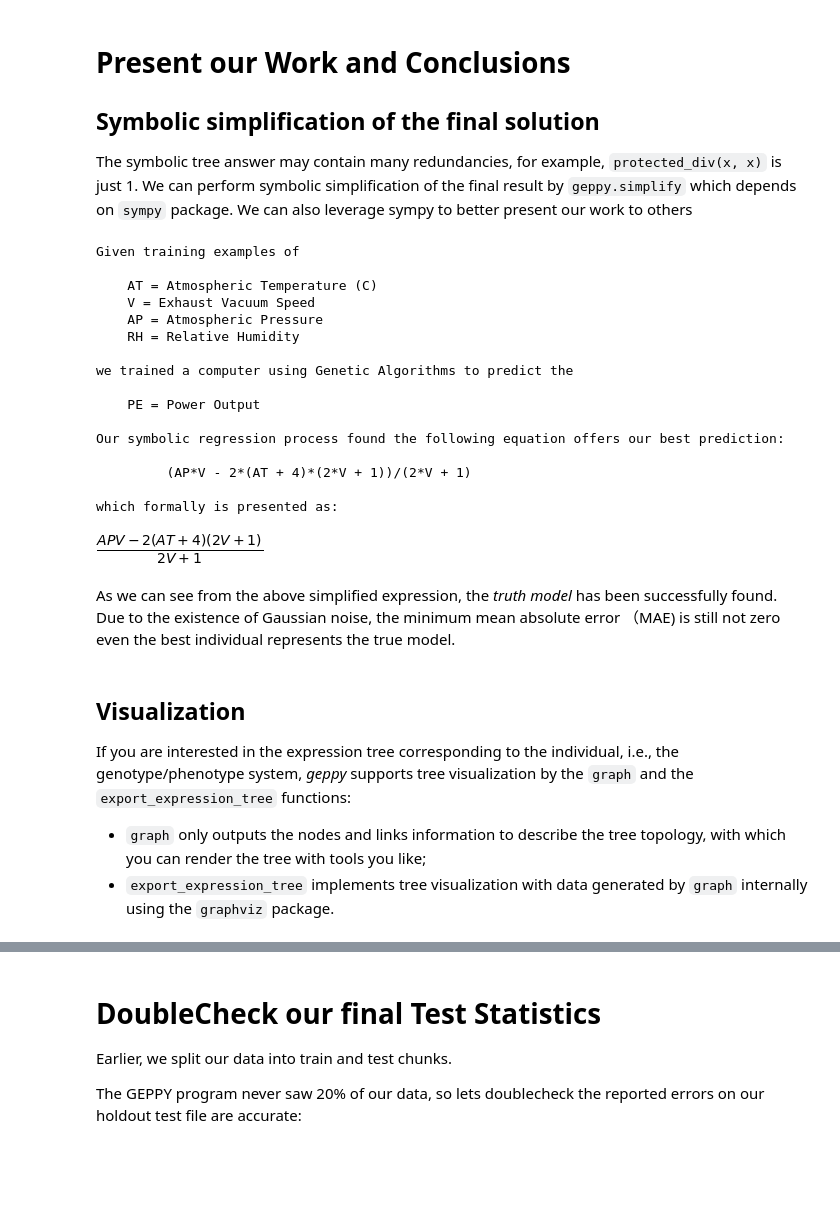
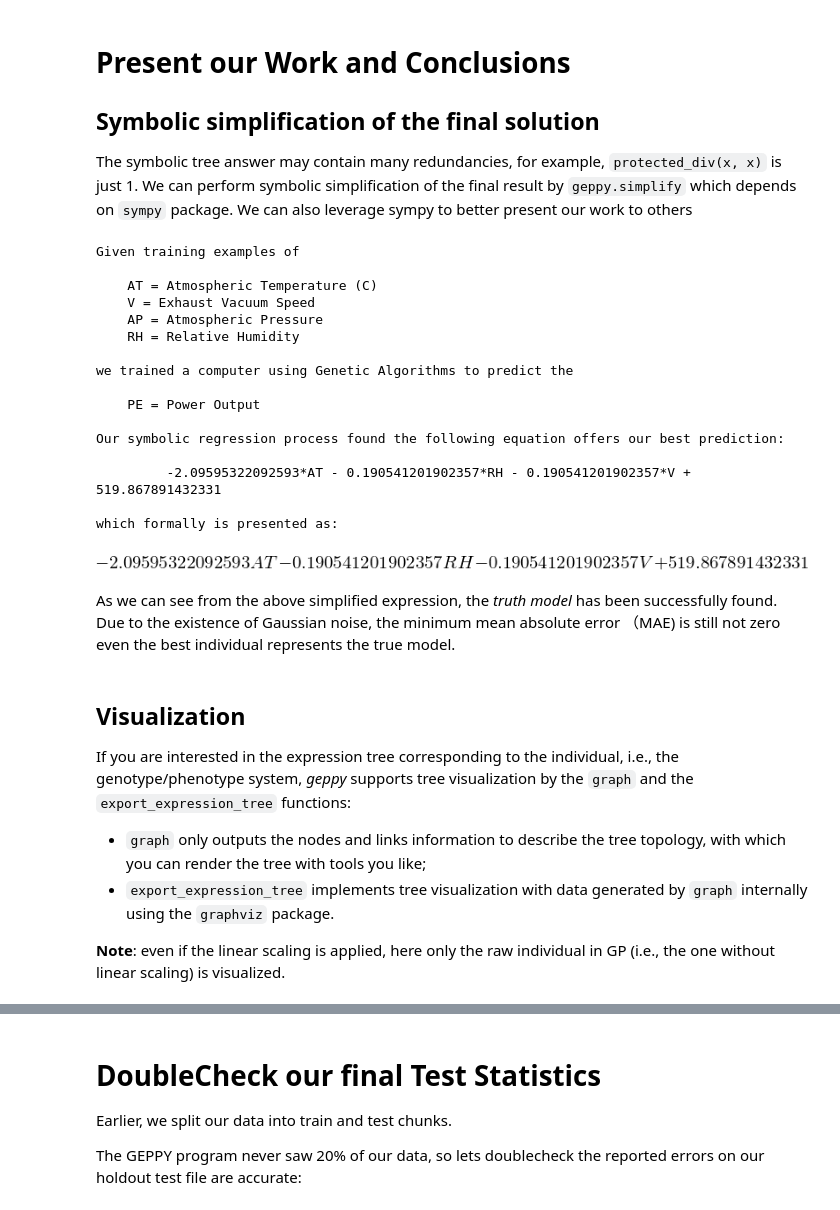
Before and after one commit to ShuhuaGao/geppy, a Jupyter notebook: examples/sr/GEP_RNC_for_ML_with_UCI_Power_Plant_dataset.ipynb, the cells around one changed output, grey strips where cells are left out. Saved outputs shown, nothing was run; the diff lists cells and outputs as text; code cells hidden in the pictures; blank space fills up the shorter version.

Commit message:
add linear scaling to the UCI plant example

```diff
--- a/examples/sr/GEP_RNC_for_ML_with_UCI_Power_Plant_dataset.ipynb
+++ b/examples/sr/GEP_RNC_for_ML_with_UCI_Power_Plant_dataset.ipynb
@@ -203,6 +203,7 @@ Generally, more complicated problems require a larger head length and longer chr
 h = 7          # head length
 n_genes = 2    # number of genes in a chromosome
 r = 10         # length of the RNC array
+enable_ls = True # whether to apply the linear scaling technique
 # %% [markdown]
 **NOTE** Above you define the gene structure which sets out the maximum complexity of the symbolic regression
 # %%
@@ -335,6 +367,9 @@ The symbolic tree answer may contain many redundancies, for example, `protected_
 # print the best symbolic regression we found:
 best_ind = hof[0]
 symplified_best = gep.simplify(best_ind)
+
+if enable_ls:
+    symplified_best = best_ind.a * symplified_best + best_ind.b
 
 key= '''
 Given training examples of
@@ -348,35 +383,35 @@ we trained a computer using Genetic Algorithms to predict the
 
     PE = Power Output
 
 Our symbolic regression process found the following equation offers our best prediction:
 
 '''
 
 print('\n', key,'\t', str(symplified_best), '\n\nwhich formally is presented as:\n\n')
 
 from sympy import *
 init_printing()
 symplified_best
 
 # use   str(symplified_best)   to get the string of the symplified model
 # %% [output]
 Given training examples of
 
     AT = Atmospheric Temperature (C)
     V = Exhaust Vacuum Speed
     AP = Atmospheric Pressure
     RH = Relative Humidity
 
 we trained a computer using Genetic Algorithms to predict the
 
     PE = Power Output
 
 Our symbolic regression process found the following equation offers our best prediction:
 
-         (AP*V - 2*(AT + 4)*(2*V + 1))/(2*V + 1)
+         -2.09595322092593*AT - 0.190541201902357*RH - 0.190541201902357*V + 519.867891432331
 
 which formally is presented as:
-[figure, old version]
+[figure, new version]
 # %%
 # output the top 3 champs
 #champs = 3
@@ -400,6 +435,8 @@ If you are interested in the expression tree corresponding to the individual, i.
 
 - `graph` only outputs the nodes and links information to describe the tree topology, with which you can render the tree with tools you like;
 - `export_expression_tree` implements tree visualization with data generated by `graph` internally using the `graphviz` package.
+
+**Note**: even if the linear scaling is applied, here only the raw individual in GP (i.e., the one without linear scaling) is visualized.
 # %%
  # show the above image here for convenience
 from IPython.display import Image
```
Also changed, not shown: parts of 16 cells of this notebook, 16 other files.
